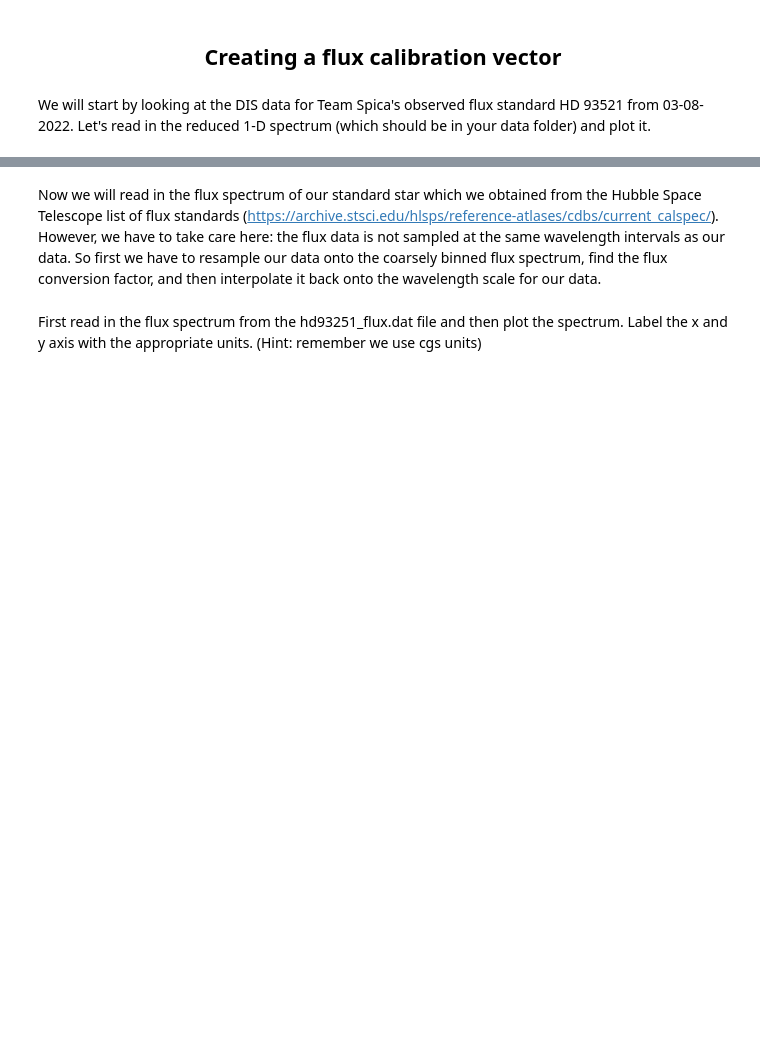
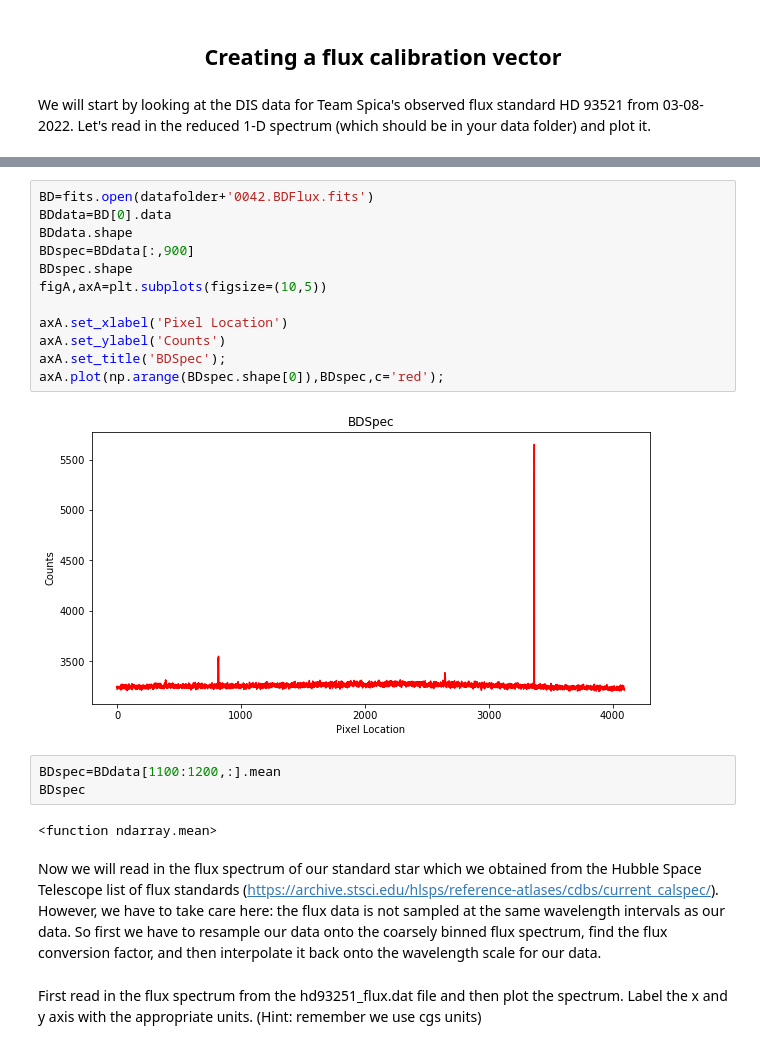
Before and after one commit to collinsinclair/astr-3520-final-project, a Jupyter notebook: Flux Calibration-2.ipynb, the cells around one changed output, grey strips where cells are left out. Cells and saved outputs as stored; diff of their text form; blank space fills up the shorter version.

```diff
--- a/Flux Calibration-2.ipynb
+++ b/Flux Calibration-2.ipynb
@@ -70,3 +107,22 @@ ax2f.set_ylabel('Counts $\mathregular{pixel^{-1}\ s^{-1}}$')
+# %%
+BD=fits.open(datafolder+'0042.BDFlux.fits')
+BDdata=BD[0].data
+BDdata.shape
+BDspec=BDdata[:,900]
+BDspec.shape
+figA,axA=plt.subplots(figsize=(10,5))
+
+axA.set_xlabel('Pixel Location')
+axA.set_ylabel('Counts')
+axA.set_title('BDSpec');
+axA.plot(np.arange(BDspec.shape[0]),BDspec,c='red');
+# %% [output]
+[figure, added]
+# %%
+BDspec=BDdata[1100:1200,:].mean
+BDspec
+# %% [output]
+<function ndarray.mean>
 # %% [markdown]
 Now we will read in the flux spectrum of our standard star which we obtained from the Hubble Space Telescope list of flux standards (https://archive.stsci.edu/hlsps/reference-atlases/cdbs/current_calspec/). However, we have to take care here: the flux data is not sampled at the same wavelength intervals as our data. So first we have to resample our data onto the coarsely binned flux spectrum, find the flux conversion factor, and then interpolate it back onto the wavelength scale for our data.
 # %% [markdown]
```
Also changed, not shown: parts of 12 cells of this notebook.
